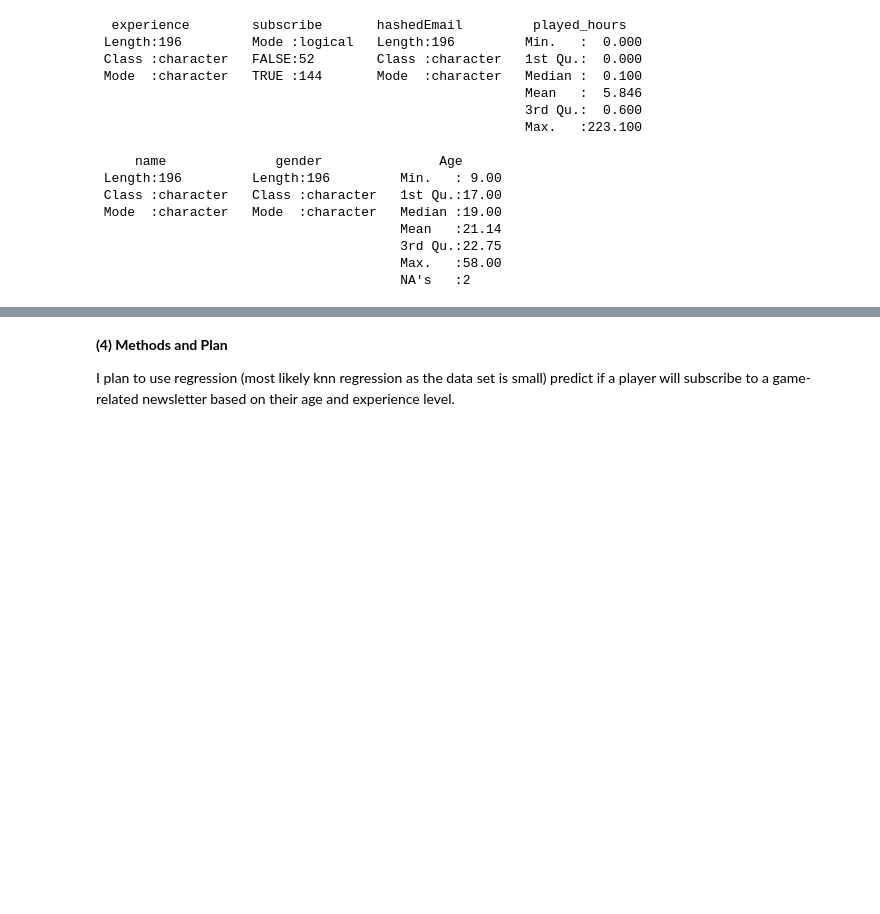
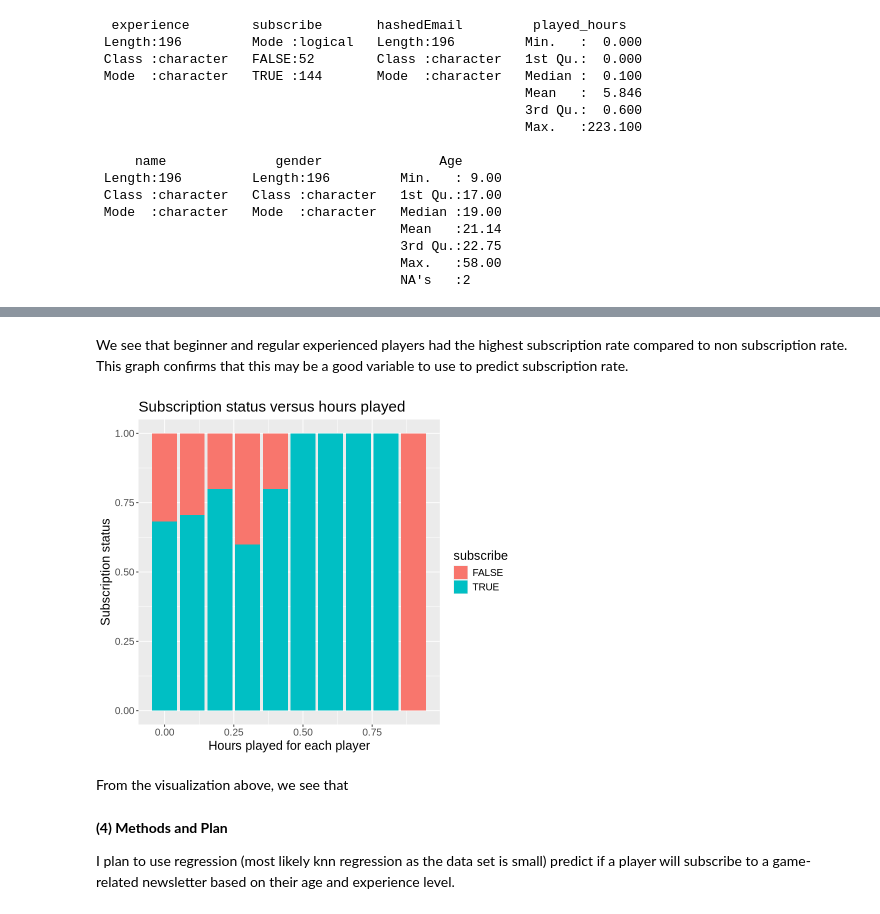
Before and after one commit to adabreker/dcsiproject, a Jupyter notebook: ProjectPlanningIndividual_AB.ipynb, the cells around one changed output, grey strips where cells are left out. Drawn from its saved outputs; the diff is of its cells as text; code cells hidden in the pictures; blank space fills up the shorter version.

```diff
--- a/ProjectPlanningIndividual_AB.ipynb
+++ b/ProjectPlanningIndividual_AB.ipynb
@@ -150,3 +164,19 @@ List of 1
+# %% [markdown]
+We see that beginner and regular experienced players had the highest subscription rate compared to non subscription rate. This graph confirms that this may be a good variable to use to predict subscription rate.
+# %%
+#Now lets visualize subscription versus played hours
+hours_plot <- players_filtered |>
+    ggplot(aes(x = played_hours, fill = subscribe)) +
+    geom_bar(position = "fill") +
+    xlab("Hours played for each player") +
+    ylab("Subscription status") +
+    ggtitle("Subscription status versus hours played") +
+    theme(text = element_text(size = 15))
+hours_plot
+# %% [output]
+[figure, added]
+# %% [markdown]
+From the visualization above, we see that
 # %% [markdown]
 **(4) Methods and Plan**
 
```
Also changed, not shown: parts of 7 cells of this notebook.
